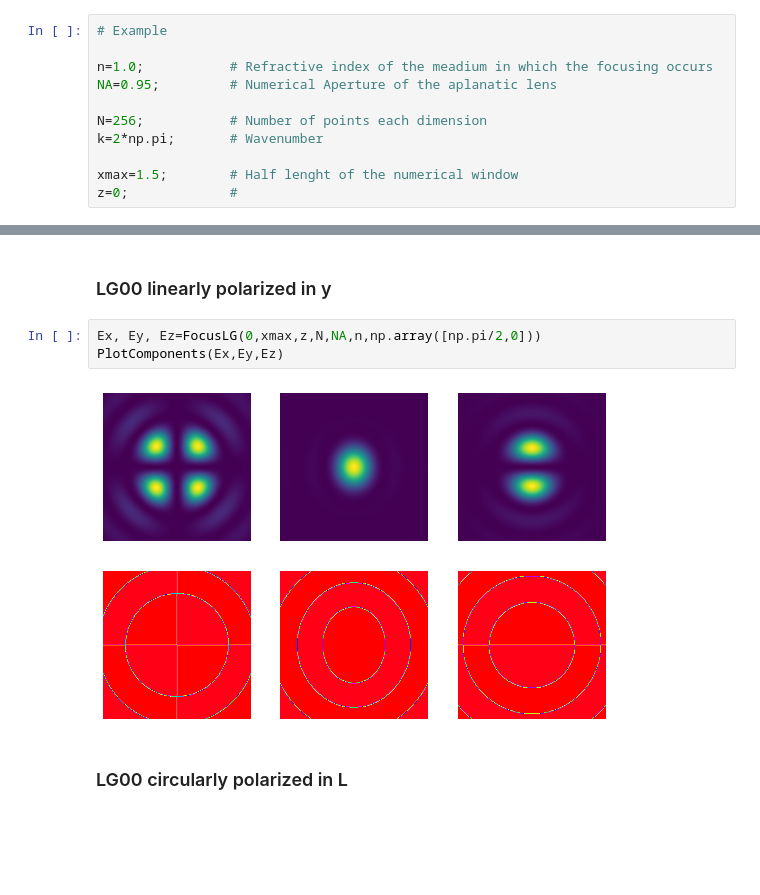
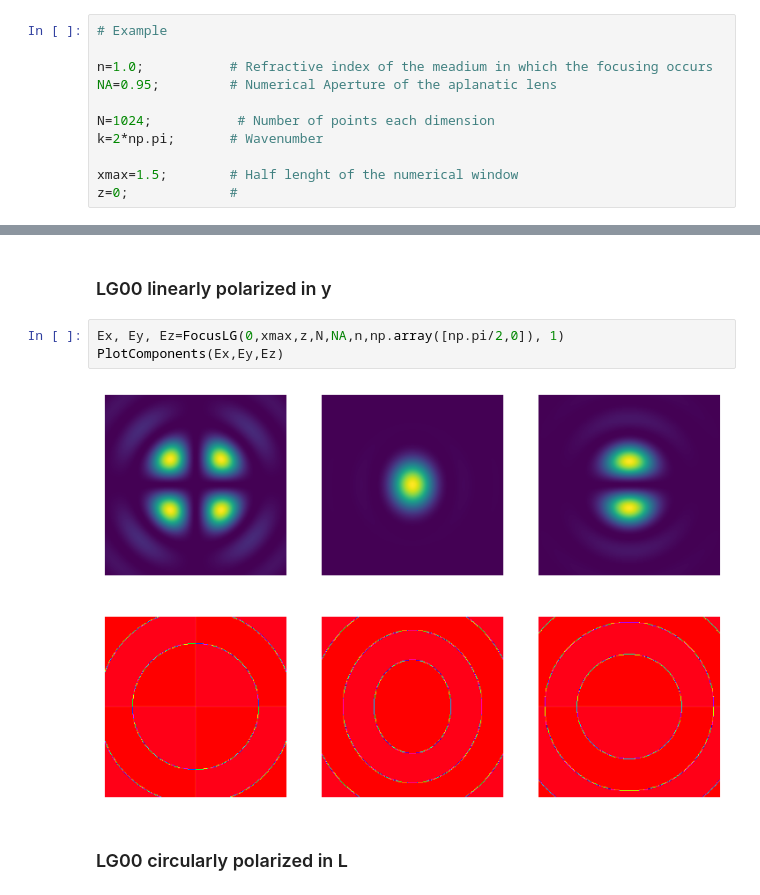
Before and after one commit to mffg1993/TightFocusingSolutions, a Jupyter notebook: TightFocusingLG.ipynb, the cells around one changed output, grey strips where cells are left out. Cells and saved outputs as stored; diff of their text form; blank space fills up the shorter version.

```diff
--- a/TightFocusingLG.ipynb
+++ b/TightFocusingLG.ipynb
@@ -121,7 +120,7 @@ def PlotComponents(Ex,Ey,Ez):
 n=1.0;           # Refractive index of the meadium in which the focusing occurs
 NA=0.95;         # Numerical Aperture of the aplanatic lens
 
-N=256;           # Number of points each dimension
+N=1024;           # Number of points each dimension
 k=2*np.pi;       # Wavenumber
 
 xmax=1.5;        # Half lenght of the numerical window
@@ -136,10 +138,10 @@ PlotComponents(Ex,Ey,Ez)
 # %% [markdown]
 ### LG00 linearly polarized in y
 # %%
-Ex, Ey, Ez=FocusLG(0,xmax,z,N,NA,n,np.array([np.pi/2,0]))
+Ex, Ey, Ez=FocusLG(0,xmax,z,N,NA,n,np.array([np.pi/2,0]), 1)
 PlotComponents(Ex,Ey,Ez)
 # %% [output]
-[figure, old version]
+[figure, new version]
 # %% [markdown]
 ### LG00 circularly polarized in L
 # %%
```
Also changed, not shown: parts of 7 cells of this notebook.
